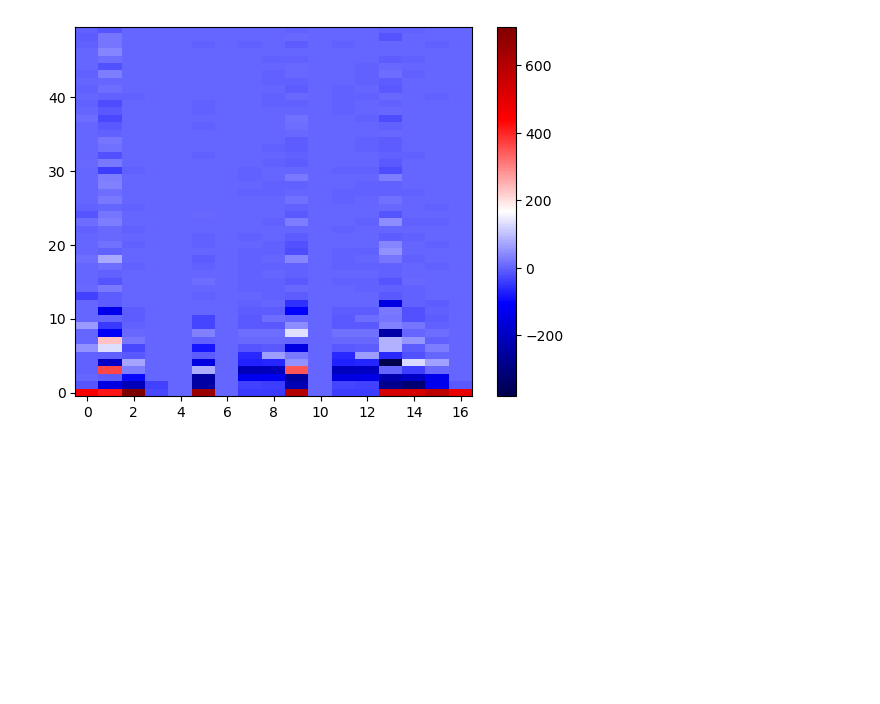
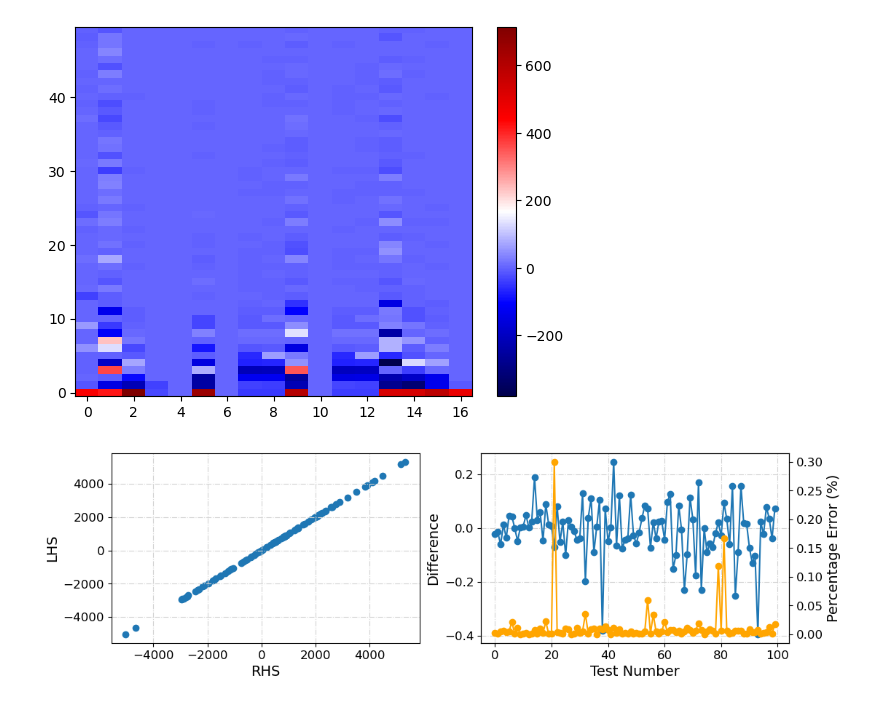
Before and after one commit to iamyixuan/DeepAdjoint, a Jupyter notebook: notebooks/quick-plots.ipynb, the cells around one changed output. Cells and saved outputs as stored; diff of their text form; code cells hidden in the pictures; blank space fills up the shorter version.

```diff
--- a/notebooks/quick-plots.ipynb
+++ b/notebooks/quick-plots.ipynb
@@ -100,3 +312,36 @@ images = [imageio.imread(image_file) for image_file in image_files]
 
 output_file = 'Unet-temp-rollout.gif'
 imageio.mimsave(output_file, images, duration=1)  # `duration` is the time for each frame in seconds
+# %%
+import pickle
+with open('../tmp/dotTest.pkl', 'rb') as f:
+    dotTest = pickle.load(f)
+
+diff = np.array(dotTest['tangent']) - np.array(dotTest['adjoint'])
+mape = np.abs(diff) / (0.5*(np.abs(dotTest['adjoint']) + np.abs(dotTest['tangent']))) * 100
+
+
+plt.rcParams['font.size'] = 14
+plt.rcParams['xtick.labelsize']=12
+plt.rcParams['ytick.labelsize']=12
+
+fig, ax = plt.subplots(1, 2, figsize=(12,6))
+ax2 = ax[1].twinx()
+for a in ax:
+    a.set_box_aspect(1/1.62)
+
+    a.grid(True, color='lightgray', linestyle='-.')
+ax[0].scatter(dotTest['adjoint'], dotTest['tangent'])
+ax[0].set_ylabel('LHS')
+ax[0].set_xlabel('RHS')
+
+ax[1].plot(np.arange(len(diff)), diff, marker='o')
+ax[1].set_ylabel('Difference')
+ax[1].set_xlabel("Test Number")
+
+ax2.plot(np.arange(len(diff)), mape, marker='o', color='orange' )
+ax2.set_ylabel('Percentage Error (%)')
+
+fig.savefig('../eval_plots/dottest.pdf', format='pdf', bbox_inches='tight')
+# %% [output]
+[figure, added]
```
Also changed, not shown: parts of 7 cells of this notebook, 11 other files.
